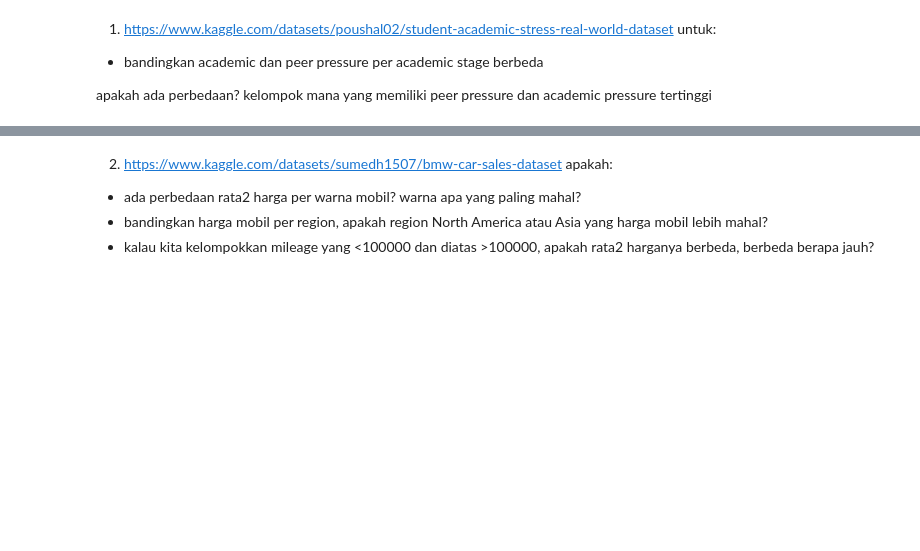
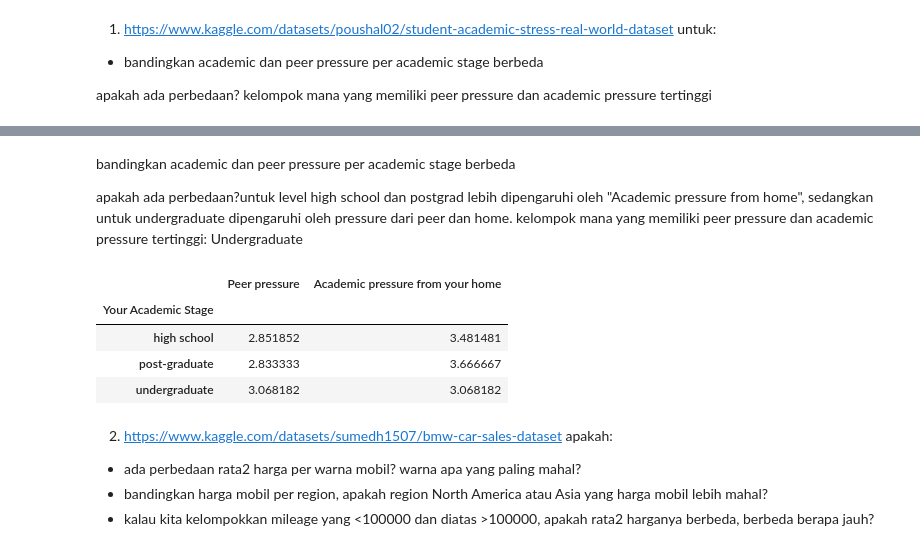
Before and after one commit to stefkwan/pytn_300725, a Jupyter notebook: sesi5_11Aug.ipynb, the cells around one changed output, grey strips where cells are left out. Drawn from its saved outputs; the diff is of its cells as text; code cells hidden in the pictures; blank space fills up the shorter version.

```diff
--- a/sesi5_11Aug.ipynb
+++ b/sesi5_11Aug.ipynb
@@ -1043,3 +1055,15 @@ OSError: [Errno 22] Invalid argument: 'dataset\x07cademicStress.csv'
+# %% [markdown]
+bandingkan academic dan peer pressure per academic stage berbeda
+
+apakah ada perbedaan?untuk level high school dan postgrad lebih dipengaruhi oleh "Academic pressure from home", sedangkan untuk undergraduate dipengaruhi oleh pressure dari peer dan home. kelompok mana yang memiliki peer pressure dan academic pressure tertinggi: Undergraduate
+# %%
+df_academicStress.groupby("Your Academic Stage").agg({"Peer pressure":"mean","Academic pressure from your home":"mean"})
+# %% [output]
+|  | Peer pressure | Academic pressure from your home |
+| Your Academic Stage |  |  |
+| high school | 2.851852 | 3.481481 |
+| post-graduate | 2.833333 | 3.666667 |
+| undergraduate | 3.068182 | 3.068182 |
 # %% [markdown]
 2. https://www.kaggle.com/datasets/sumedh1507/bmw-car-sales-dataset apakah:
 
```
Also changed, not shown: parts of 1 cell of this notebook.
